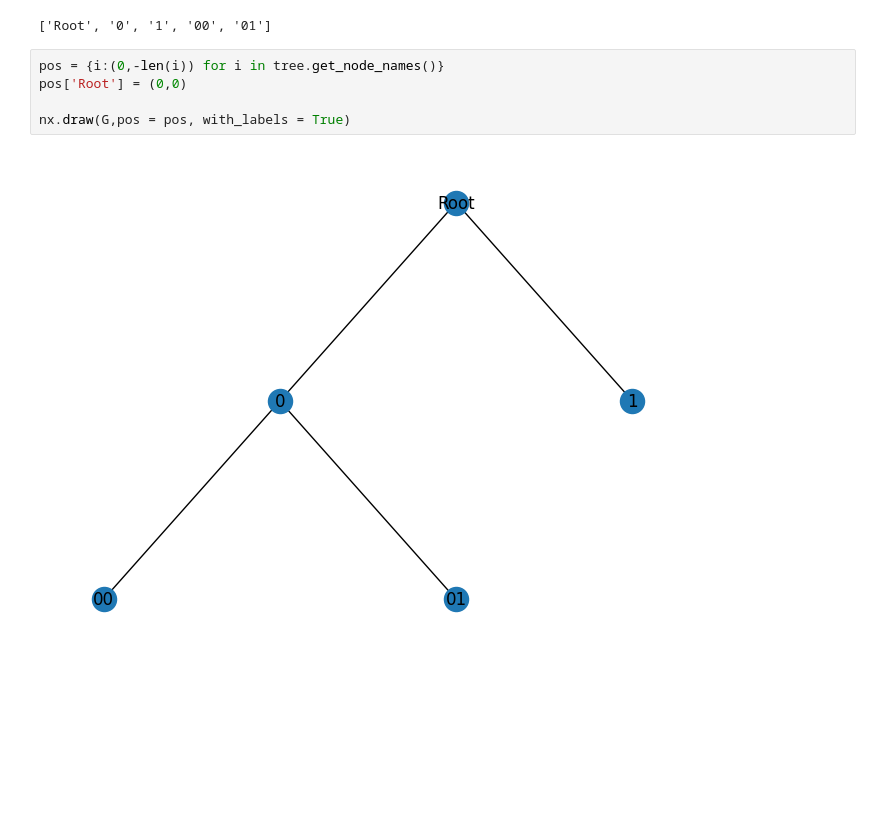
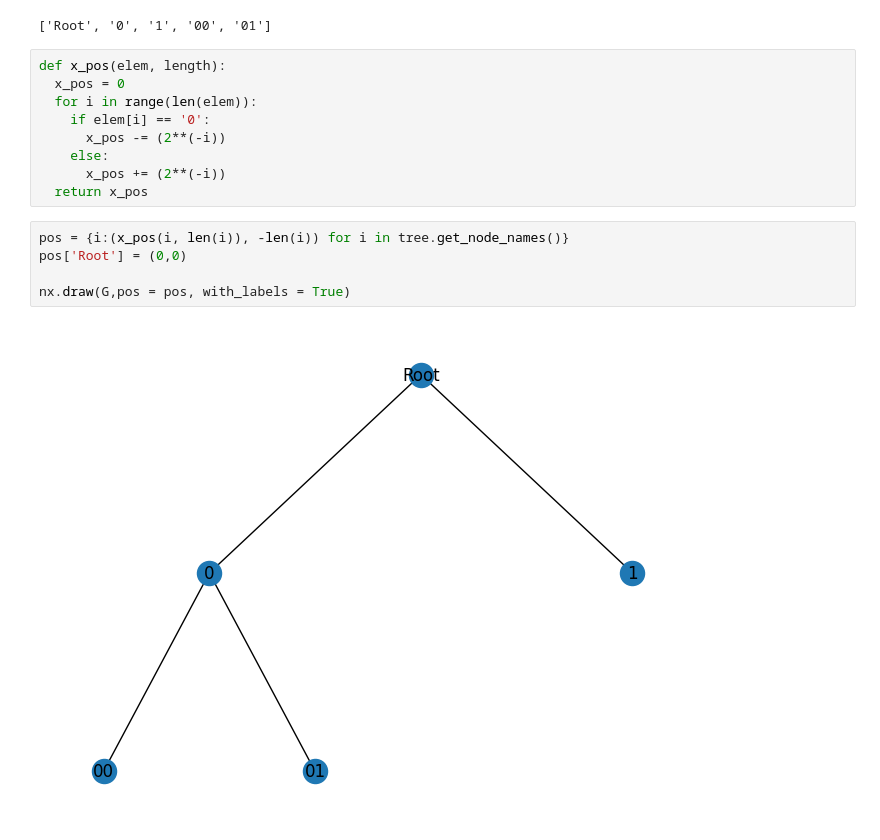
Before and after one commit to MattiaFiore/Source-Coding-Project, a Jupyter notebook: Introduction.ipynb, the cells around one changed output. Cells and saved outputs as stored; diff of their text form; blank space fills up the shorter version.

```diff
--- a/Introduction.ipynb
+++ b/Introduction.ipynb
@@ -440,10 +452,19 @@ We will just create a function for computing the positions
 tree.get_node_names()
 # %% [output]
 ['Root', '0', '1', '00', '01']
+# %%
+def x_pos(elem, length):
+  x_pos = 0
+  for i in range(len(elem)):
+    if elem[i] == '0':
+      x_pos -= (2**(-i))
+    else:
+      x_pos += (2**(-i))
+  return x_pos
 # %%
-pos = {i:(0,-len(i)) for i in tree.get_node_names()}
+pos = {i:(x_pos(i, len(i)), -len(i)) for i in tree.get_node_names()}
 pos['Root'] = (0,0)
 
 nx.draw(G,pos = pos, with_labels = True)
 # %% [output]
-[figure, old version]
+[figure, new version]
```
Also changed, not shown: parts of 15 cells of this notebook.
